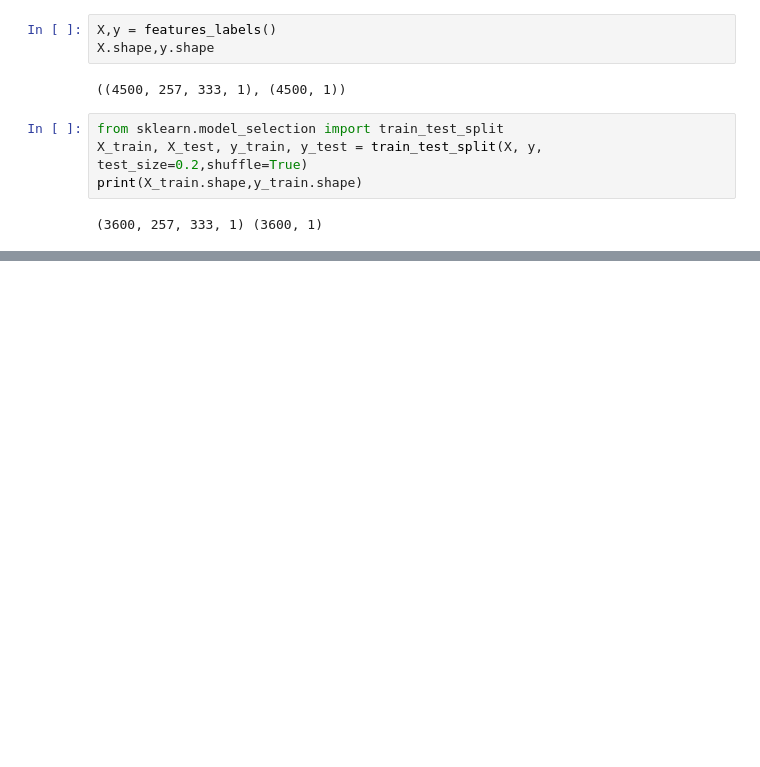
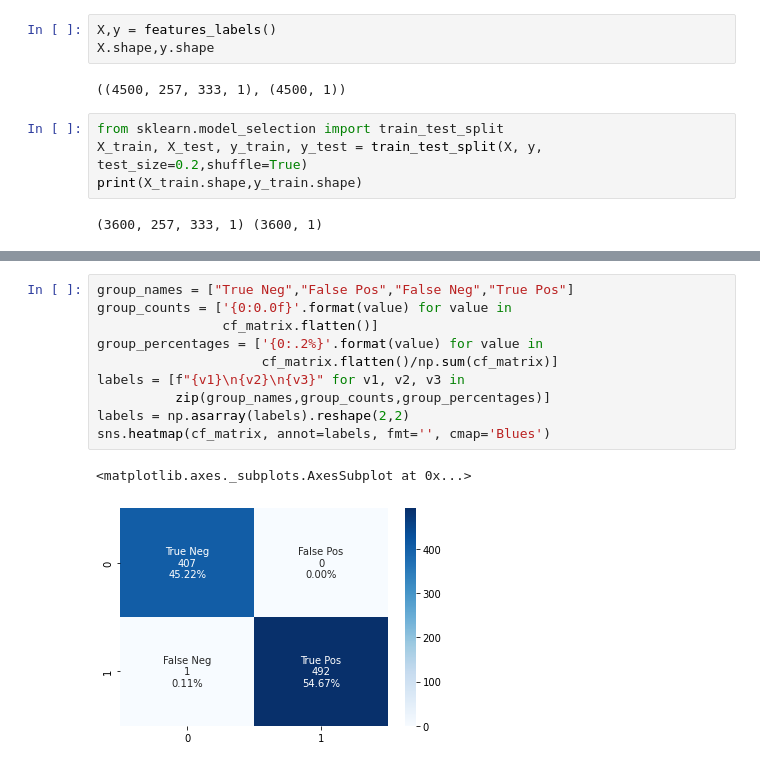
Before and after one commit to vyankateshgithubber/Audio-Source-Count-Estimation, a Jupyter notebook: CNNmodel2.ipynb, the cells around one changed output, grey strips where cells are left out. Cells and saved outputs as stored; diff of their text form; blank space fills up the shorter version.

```diff
--- a/CNNmodel2.ipynb
+++ b/CNNmodel2.ipynb
@@ -169,0 +175,13 @@ Test Accuracy  0.03222222253680229
+# %%
+group_names = ["True Neg","False Pos","False Neg","True Pos"]
+group_counts = ['{0:0.0f}'.format(value) for value in
+                cf_matrix.flatten()]
+group_percentages = ['{0:.2%}'.format(value) for value in
+                     cf_matrix.flatten()/np.sum(cf_matrix)]
+labels = [f"{v1}\n{v2}\n{v3}" for v1, v2, v3 in
+          zip(group_names,group_counts,group_percentages)]
+labels = np.asarray(labels).reshape(2,2)
+sns.heatmap(cf_matrix, annot=labels, fmt='', cmap='Blues')
+# %% [output]
+<matplotlib.axes._subplots.AxesSubplot at 0x...>
+[figure, added]
```
Also changed, not shown: parts of 9 cells of this notebook.
